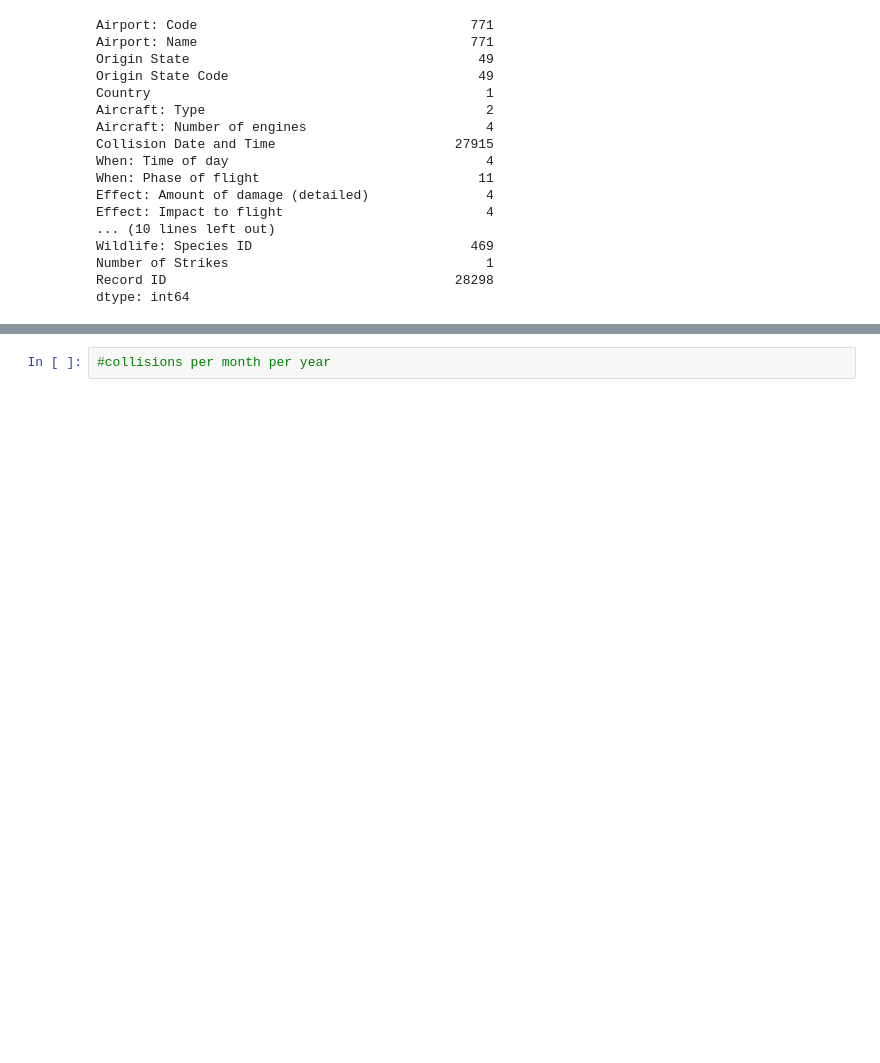
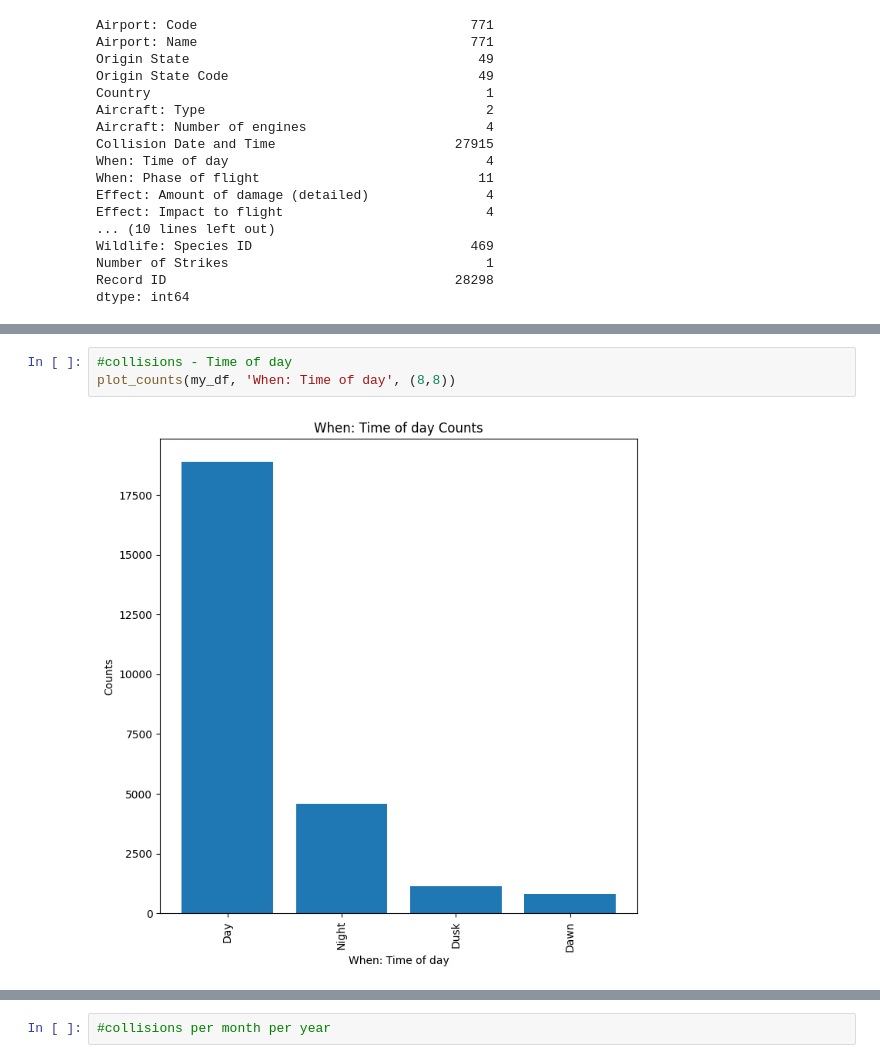
Before and after one commit to SBangarh/LHL_Tableau_project, a Jupyter notebook: notebook.ipynb, the cells around one changed output, grey strips where cells are left out. Drawn from its saved outputs; the diff is of its cells as text; blank space fills up the shorter version.

```diff
--- a/notebook.ipynb
+++ b/notebook.ipynb
@@ -119,0 +223,5 @@ dtype: int64
+# %%
+#collisions - Time of day
+plot_counts(my_df, 'When: Time of day', (8,8))
+# %% [output]
+[figure, added]
```
Also changed, not shown: parts of 24 cells of this notebook, 1 other file.
